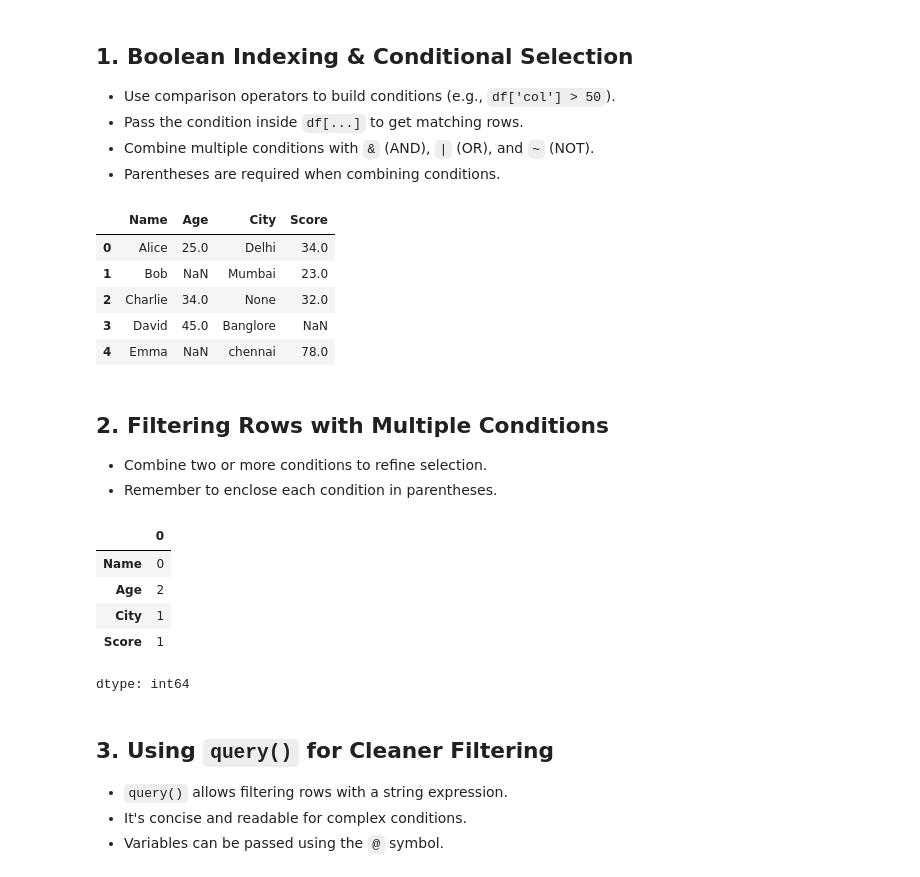
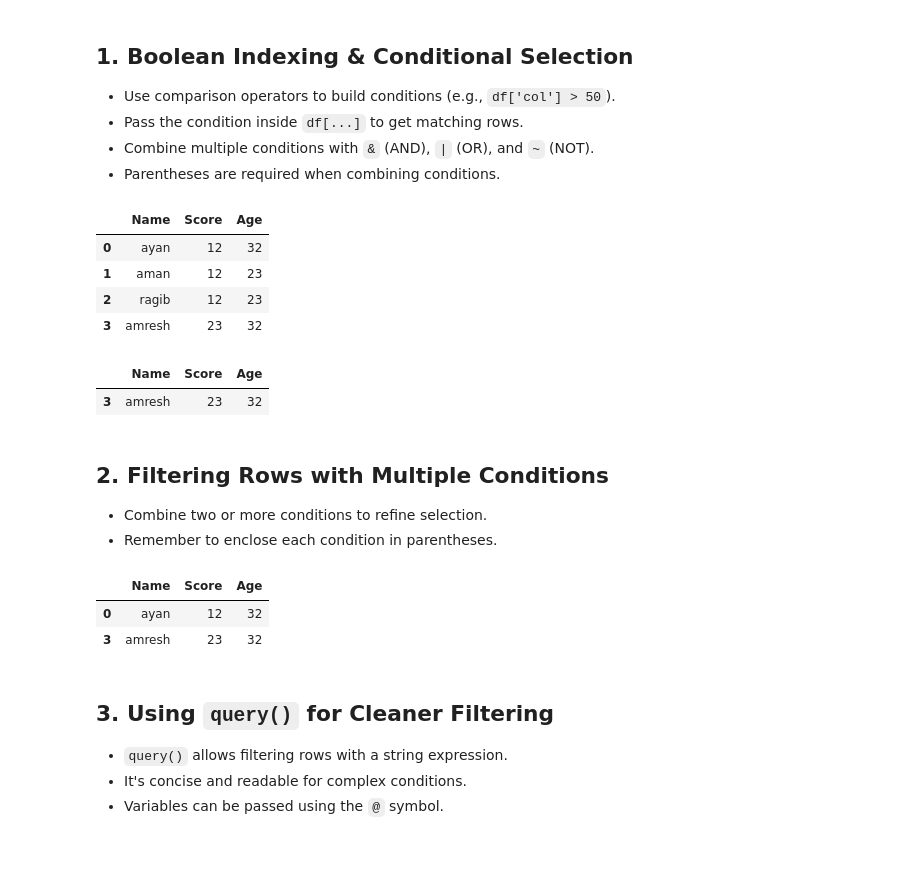
Before and after one commit to ayankhan434/DATA-SCIENCE, a Jupyter notebook: pandas_class4.ipynb, the cells around one changed output. Saved outputs shown, nothing was run; the diff lists cells and outputs as text; code cells hidden in the pictures; blank space fills up the shorter version.

```diff
--- a/pandas_class4.ipynb
+++ b/pandas_class4.ipynb
@@ -9,21 +9,25 @@ Welcome to **Class 4** of our Pandas series. Today we’ll explore techniques to
 - Pass the condition inside `df[...]` to get matching rows.
 - Combine multiple conditions with `&` (AND), `|` (OR), and `~` (NOT).
 - Parentheses are required when combining conditions.
-# %%
-import numpy as np
-import pandas as pd
-a= {
-    "Name":["Alice","Bob","Charlie","David","Emma"],
-    "Age":[25,None,34,45,None],
-    "City":["Delhi","Mumbai",None,"Banglore","chennai"],
-    "Score":[34,23,32,np.nan,78]
-}
-b=pd.DataFrame(a)
-b
-# %% [output]
-|  | Name | Age | City | Score |
-| 0 | Alice | 25.0 | Delhi | 34.0 |
-| 1 | Bob | NaN | Mumbai | 23.0 |
-| 2 | Charlie | 34.0 | None | 32.0 |
-| 3 | David | 45.0 | Banglore | NaN |
-| 4 | Emma | NaN | chennai | 78.0 |
+# %%
+import pandas as pd
+import numpy as np
+a={
+    "Name":["ayan","aman","ragib","amresh"],
+    "Score":[12,12,12,23],
+    "Age":[32,23,23,32]
+}
+
+b=pd.DataFrame(a)
+b
+# %% [output]
+|  | Name | Score | Age |
+| 0 | ayan | 12 | 32 |
+| 1 | aman | 12 | 23 |
+| 2 | ragib | 12 | 23 |
+| 3 | amresh | 23 | 32 |
+# %%
+b[(b["Age"]>25) & (b['Score']>15)]
+# %% [output]
+|  | Name | Score | Age |
+| 3 | amresh | 23 | 32 |
@@ -31,15 +38,12 @@ b
 ## 2. Filtering Rows with Multiple Conditions
 - Combine two or more conditions to refine selection.
 - Remember to enclose each condition in parentheses.
-# %%
-b.isna().sum()
-# %% [output]
-|  | 0 |
-| Name | 0 |
-| Age | 2 |
-| City | 1 |
-| Score | 1 |
-dtype: int64
+# %%
+b[(b["Age"]>25) | (b['Score']>15)]
+# %% [output]
+|  | Name | Score | Age |
+| 0 | ayan | 12 | 32 |
+| 3 | amresh | 23 | 32 |
 # %% [markdown]
 ## 3. Using `query()` for Cleaner Filtering
 - `query()` allows filtering rows with a string expression.
```
Also changed, not shown: parts of 11 cells of this notebook.
